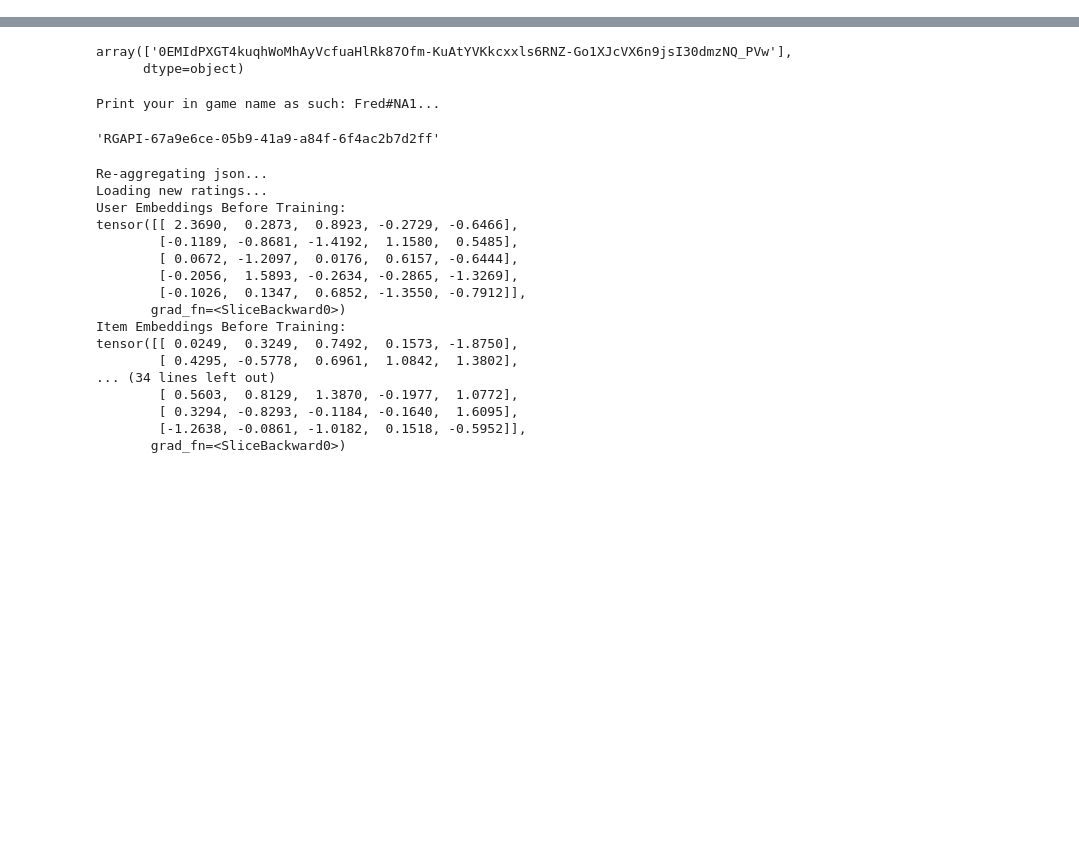
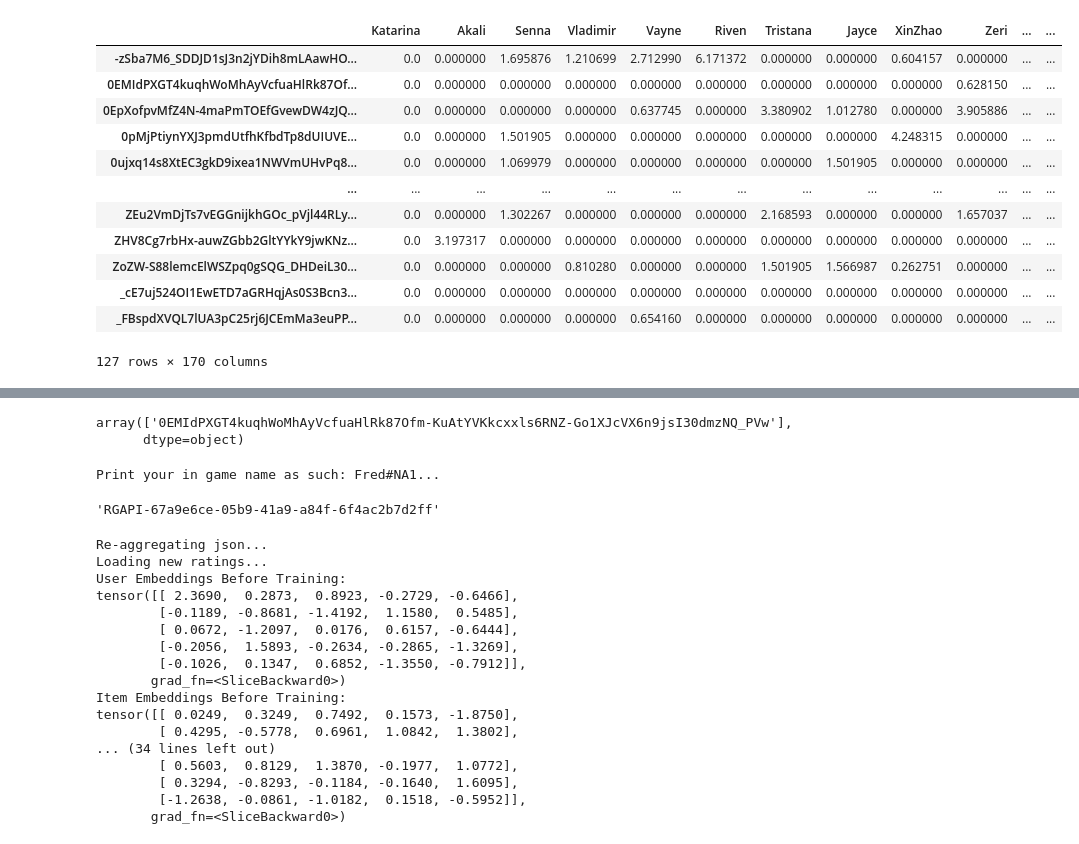
Before and after one commit to brtnlaw/lol_main_recommender, a Jupyter notebook: src/sandbox.ipynb, the cells around one changed output, grey strips where cells are left out. Saved outputs shown, nothing was run; the diff lists cells and outputs as text; code cells hidden in the pictures; blank space fills up the shorter version.

```diff
--- a/src/sandbox.ipynb
+++ b/src/sandbox.ipynb
@@ -13,0 +21,16 @@ from torch import optim
+# %%
+r
+# %% [output]
+|  | Katarina | Akali | Senna | Vladimir | Vayne | Riven | Tristana | Jayce | XinZhao | Zeri | ... | ... |
+| -zSba7M6_SDDJD1sJ3n2jYDih8mLAawHO... | 0.0 | 0.000000 | 1.695876 | 1.210699 | 2.712990 | 6.171372 | 0.000000 | 0.000000 | 0.604157 | 0.000000 | ... | ... |
+| 0EMIdPXGT4kuqhWoMhAyVcfuaHlRk87Of... | 0.0 | 0.000000 | 0.000000 | 0.000000 | 0.000000 | 0.000000 | 0.000000 | 0.000000 | 0.000000 | 0.628150 | ... | ... |
+| 0EpXofpvMfZ4N-4maPmTOEfGvewDW4zJQ... | 0.0 | 0.000000 | 0.000000 | 0.000000 | 0.637745 | 0.000000 | 3.380902 | 1.012780 | 0.000000 | 3.905886 | ... | ... |
+| 0pMjPtiynYXJ3pmdUtfhKfbdTp8dUIUVE... | 0.0 | 0.000000 | 1.501905 | 0.000000 | 0.000000 | 0.000000 | 0.000000 | 0.000000 | 4.248315 | 0.000000 | ... | ... |
+| 0ujxq14s8XtEC3gkD9ixea1NWVmUHvPq8... | 0.0 | 0.000000 | 1.069979 | 0.000000 | 0.000000 | 0.000000 | 0.000000 | 1.501905 | 0.000000 | 0.000000 | ... | ... |
+| ... | ... | ... | ... | ... | ... | ... | ... | ... | ... | ... | ... | ... |
+| ZEu2VmDjTs7vEGGnijkhGOc_pVjl44RLy... | 0.0 | 0.000000 | 1.302267 | 0.000000 | 0.000000 | 0.000000 | 2.168593 | 0.000000 | 0.000000 | 1.657037 | ... | ... |
+| ZHV8Cg7rbHx-auwZGbb2GltYYkY9jwKNz... | 0.0 | 3.197317 | 0.000000 | 0.000000 | 0.000000 | 0.000000 | 0.000000 | 0.000000 | 0.000000 | 0.000000 | ... | ... |
+| ZoZW-S88lemcElWSZpq0gSQG_DHDeiL30... | 0.0 | 0.000000 | 0.000000 | 0.810280 | 0.000000 | 0.000000 | 1.501905 | 1.566987 | 0.262751 | 0.000000 | ... | ... |
+| _cE7uj524OI1EwETD7aGRHqjAs0S3Bcn3... | 0.0 | 0.000000 | 0.000000 | 0.000000 | 0.000000 | 0.000000 | 0.000000 | 0.000000 | 0.000000 | 0.000000 | ... | ... |
+| _FBspdXVQL7lUA3pC25rj6JCEmMa3euPP... | 0.0 | 0.000000 | 0.000000 | 0.000000 | 0.654160 | 0.000000 | 0.000000 | 0.000000 | 0.000000 | 0.000000 | ... | ... |
+127 rows × 170 columns
```
Also changed, not shown: parts of 13 cells of this notebook, 4 other files.
